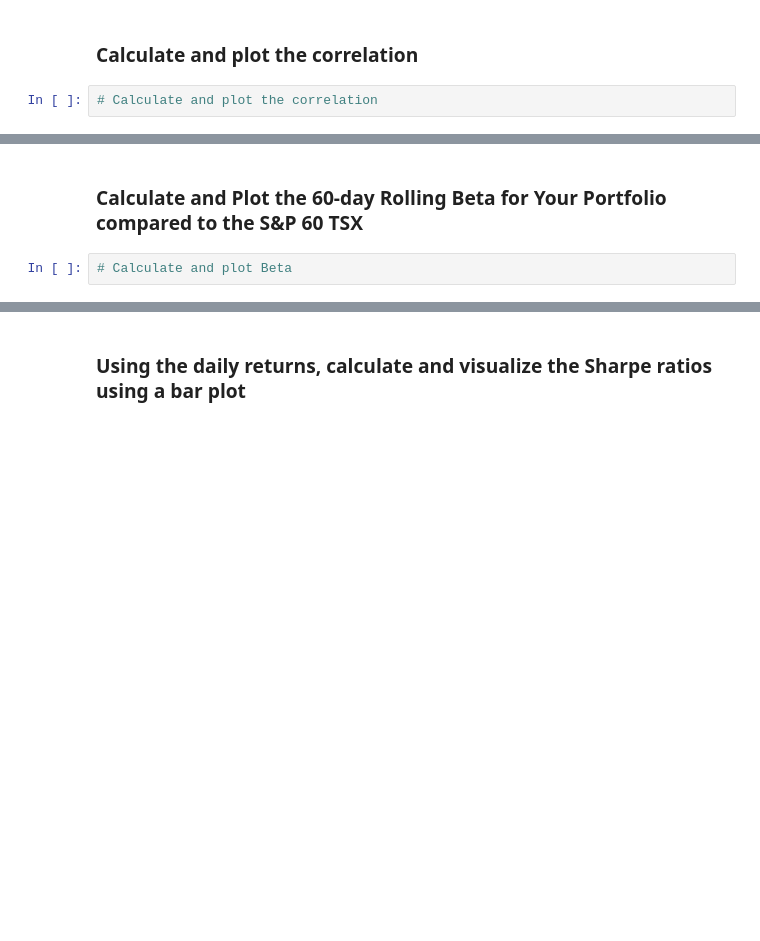
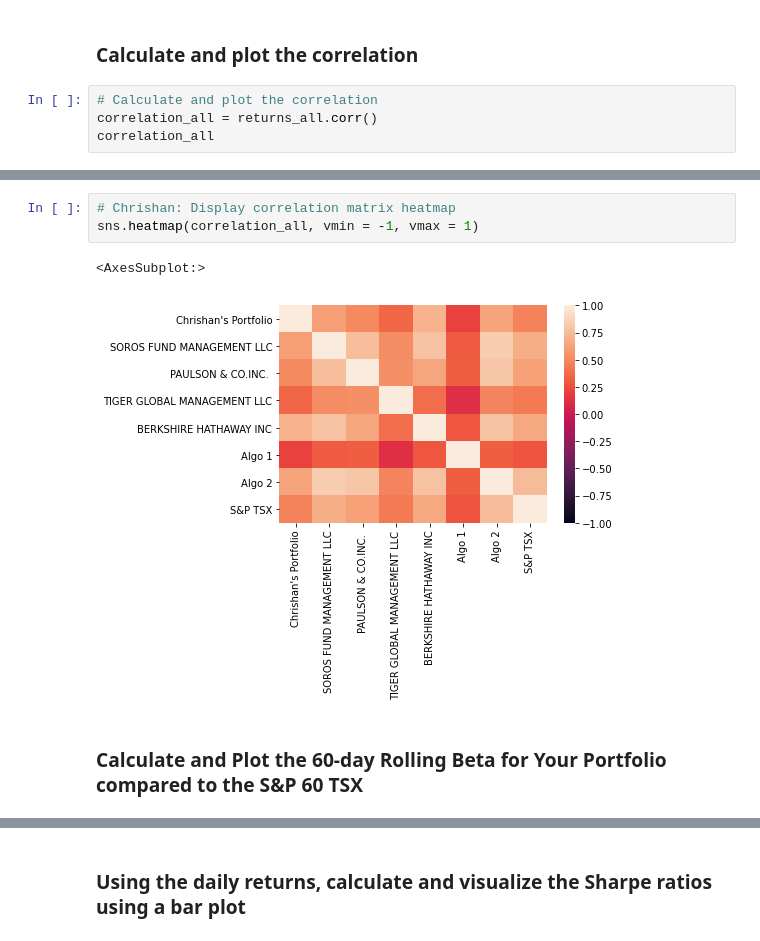
Before and after one commit to chrishandealmeida/20210310-fintech-homework-a-whale-off-the-port, a Jupyter notebook: whale_analysis.ipynb, the cells around one changed output, grey strips where cells are left out. Drawn from its saved outputs; the diff is of its cells as text; blank space fills up the shorter version.

```diff
--- a/whale_analysis.ipynb
+++ b/whale_analysis.ipynb
@@ -727,3 +740,5 @@ dtype: float64
 ### Calculate and plot the correlation
 # %%
 # Calculate and plot the correlation
+correlation_all = returns_all.corr()
+correlation_all
@@ -730,4 +755,8 @@ dtype: float64
+# %%
+# Chrishan: Display correlation matrix heatmap
+sns.heatmap(correlation_all, vmin = -1, vmax = 1)
+# %% [output]
+<AxesSubplot:>
+[figure, added]
 # %% [markdown]
 ### Calculate and Plot the 60-day Rolling Beta for Your Portfolio compared to the S&P 60 TSX
-# %%
-# Calculate and plot Beta
```
Also changed, not shown: parts of 11 cells of this notebook.
